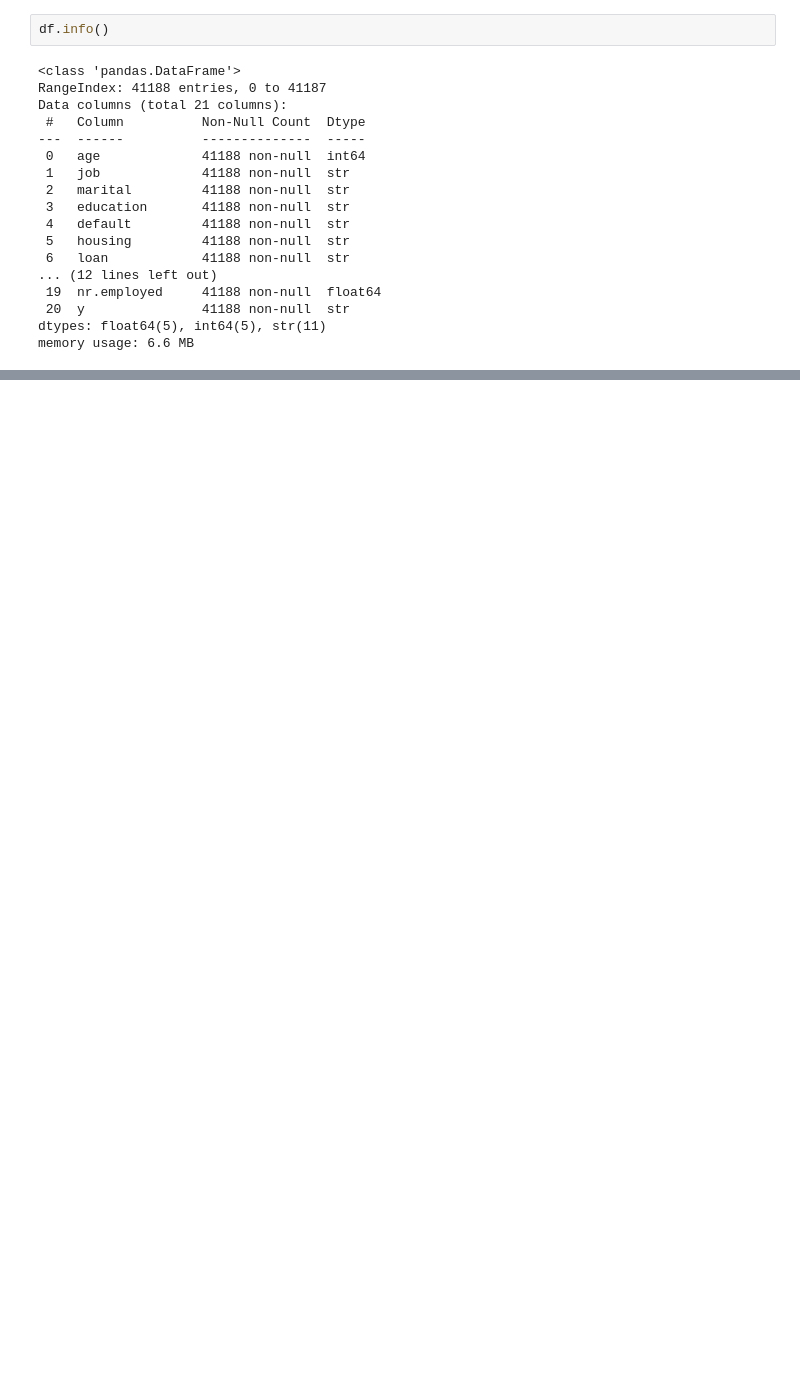
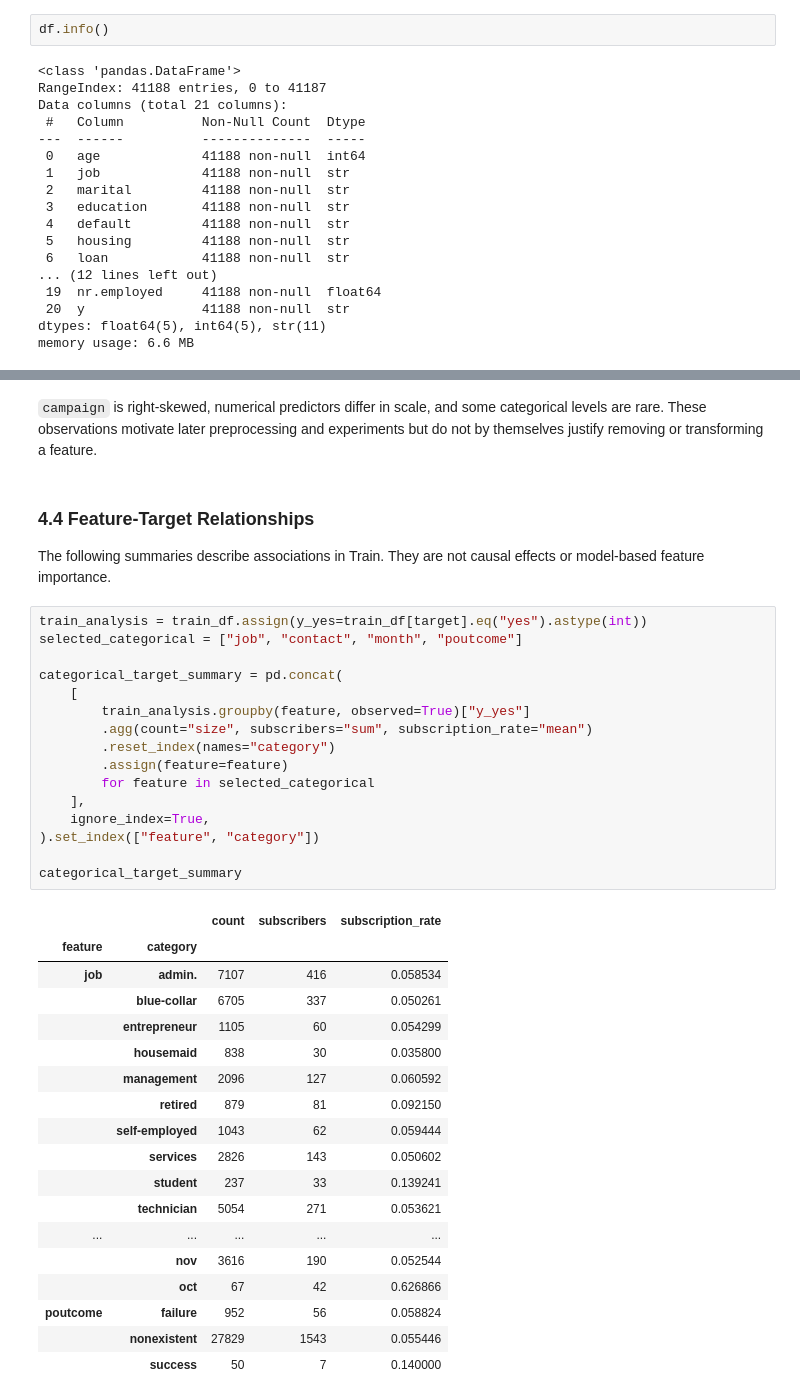
Before and after one commit to moonkyky/bank-marketing-ml, a Jupyter notebook: notebooks/01-data-understanding.ipynb, the cells around one changed output, grey strips where cells are left out. Saved outputs shown, nothing was run; the diff lists cells and outputs as text; blank space fills up the shorter version.

```diff
--- a/notebooks/01-data-understanding.ipynb
+++ b/notebooks/01-data-understanding.ipynb
@@ -1092,0 +363,45 @@ performance-based preprocessing comparison is performed here.
+# %% [markdown]
+`campaign` is right-skewed, numerical predictors differ in scale, and some
+categorical levels are rare. These observations motivate later preprocessing
+and experiments but do not by themselves justify removing or transforming a
+feature.
+# %% [markdown]
+### 4.4 Feature-Target Relationships
+
+The following summaries describe associations in Train. They are not causal
+effects or model-based feature importance.
+# %%
+train_analysis = train_df.assign(y_yes=train_df[target].eq("yes").astype(int))
+selected_categorical = ["job", "contact", "month", "poutcome"]
+
+categorical_target_summary = pd.concat(
+    [
+        train_analysis.groupby(feature, observed=True)["y_yes"]
+        .agg(count="size", subscribers="sum", subscription_rate="mean")
+        .reset_index(names="category")
+        .assign(feature=feature)
+        for feature in selected_categorical
+    ],
+    ignore_index=True,
+).set_index(["feature", "category"])
+
+categorical_target_summary
+# %% [output]
+|  |  | count | subscribers | subscription_rate |
+| feature | category |  |  |  |
+| job | admin. | 7107 | 416 | 0.058534 |
+|  | blue-collar | 6705 | 337 | 0.050261 |
+|  | entrepreneur | 1105 | 60 | 0.054299 |
+|  | housemaid | 838 | 30 | 0.035800 |
+|  | management | 2096 | 127 | 0.060592 |
+|  | retired | 879 | 81 | 0.092150 |
+|  | self-employed | 1043 | 62 | 0.059444 |
+|  | services | 2826 | 143 | 0.050602 |
+|  | student | 237 | 33 | 0.139241 |
+|  | technician | 5054 | 271 | 0.053621 |
+| ... | ... | ... | ... | ... |
+|  | nov | 3616 | 190 | 0.052544 |
+|  | oct | 67 | 42 | 0.626866 |
+| poutcome | failure | 952 | 56 | 0.058824 |
+|  | nonexistent | 27829 | 1543 | 0.055446 |
+|  | success | 50 | 7 | 0.140000 |
```
Also changed, not shown: parts of 77 cells of this notebook.
